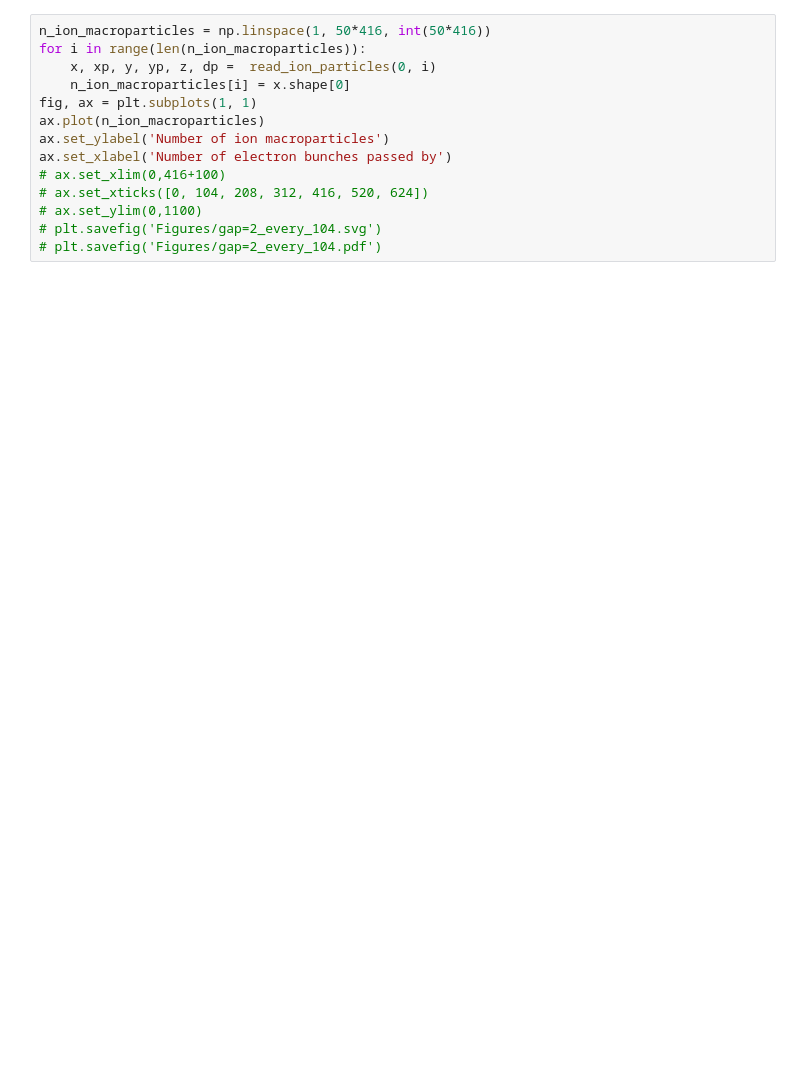
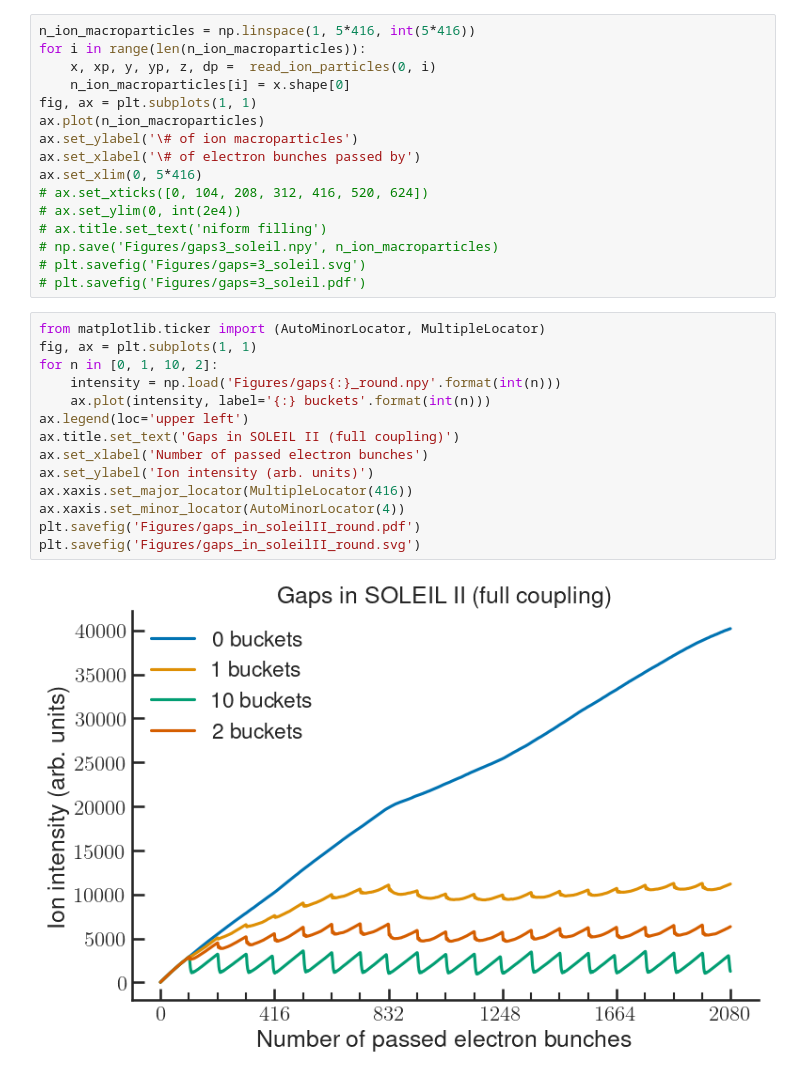
Before and after one commit to gubaidulinvadim/bii_tracking, a Jupyter notebook: postprocessing.ipynb, the cells around one changed output. Cells and saved outputs as stored; diff of their text form; blank space fills up the shorter version.

```diff
--- a/postprocessing.ipynb
+++ b/postprocessing.ipynb
@@ -322,16 +354,34 @@ for ax in [ax_el, ax_ions]:
     ax.set_ylim(1e-3, 1)
     # ax.set_xlim(0, 150)
 # %%
-n_ion_macroparticles = np.linspace(1, 50*416, int(50*416))
+n_ion_macroparticles = np.linspace(1, 5*416, int(5*416))
 for i in range(len(n_ion_macroparticles)):
     x, xp, y, yp, z, dp =  read_ion_particles(0, i)
     n_ion_macroparticles[i] = x.shape[0]
 fig, ax = plt.subplots(1, 1)
 ax.plot(n_ion_macroparticles)
-ax.set_ylabel('Number of ion macroparticles')
-ax.set_xlabel('Number of electron bunches passed by')
-# ax.set_xlim(0,416+100)
+ax.set_ylabel('\# of ion macroparticles')
+ax.set_xlabel('\# of electron bunches passed by')
+ax.set_xlim(0, 5*416)
 # ax.set_xticks([0, 104, 208, 312, 416, 520, 624])
-# ax.set_ylim(0,1100)
-# plt.savefig('Figures/gap=2_every_104.svg')
-# plt.savefig('Figures/gap=2_every_104.pdf')
+# ax.set_ylim(0, int(2e4))
+# ax.title.set_text('niform filling')
+# np.save('Figures/gaps3_soleil.npy', n_ion_macroparticles)
+# plt.savefig('Figures/gaps=3_soleil.svg')
+# plt.savefig('Figures/gaps=3_soleil.pdf')
+# %%
+from matplotlib.ticker import (AutoMinorLocator, MultipleLocator)
+fig, ax = plt.subplots(1, 1)
+for n in [0, 1, 10, 2]:
+    intensity = np.load('Figures/gaps{:}_round.npy'.format(int(n)))
+    ax.plot(intensity, label='{:} buckets'.format(int(n)))
+ax.legend(loc='upper left')
+ax.title.set_text('Gaps in SOLEIL II (full coupling)')
+ax.set_xlabel('Number of passed electron bunches')
+ax.set_ylabel('Ion intensity (arb. units)')
+ax.xaxis.set_major_locator(MultipleLocator(416))
+ax.xaxis.set_minor_locator(AutoMinorLocator(4))
+plt.savefig('Figures/gaps_in_soleilII_round.pdf')
+plt.savefig('Figures/gaps_in_soleilII_round.svg')
+# %% [output]
+[figure, added]
```
Also changed, not shown: parts of 18 cells of this notebook, 4 other files.
